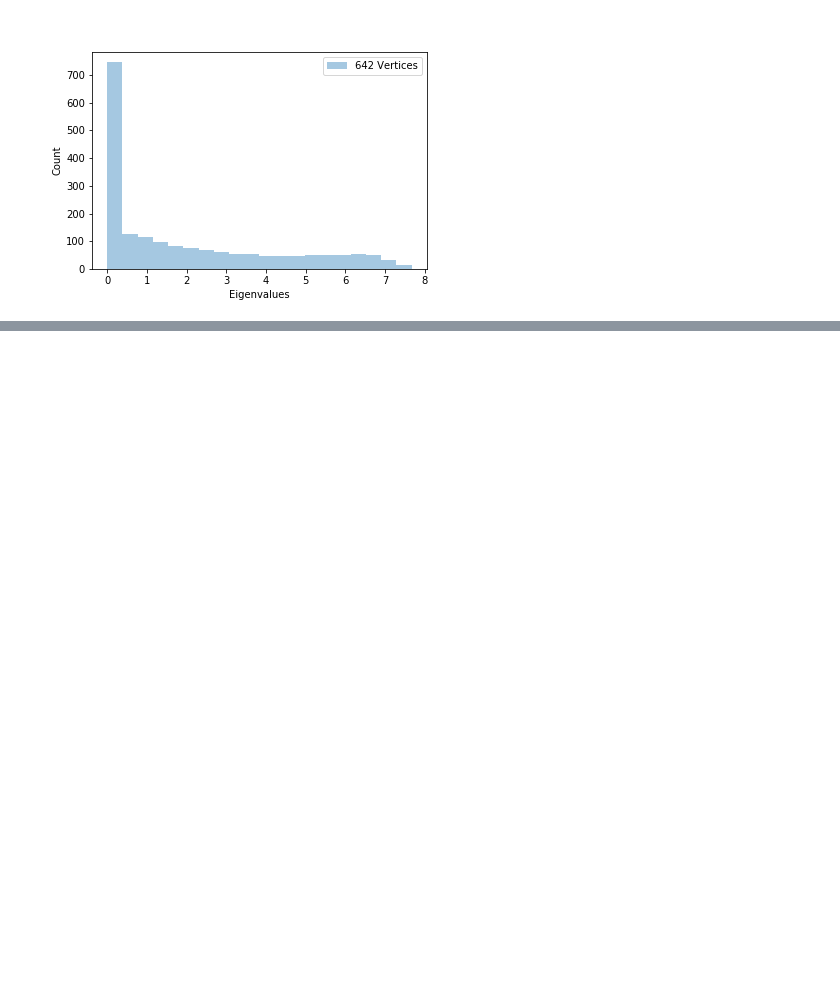
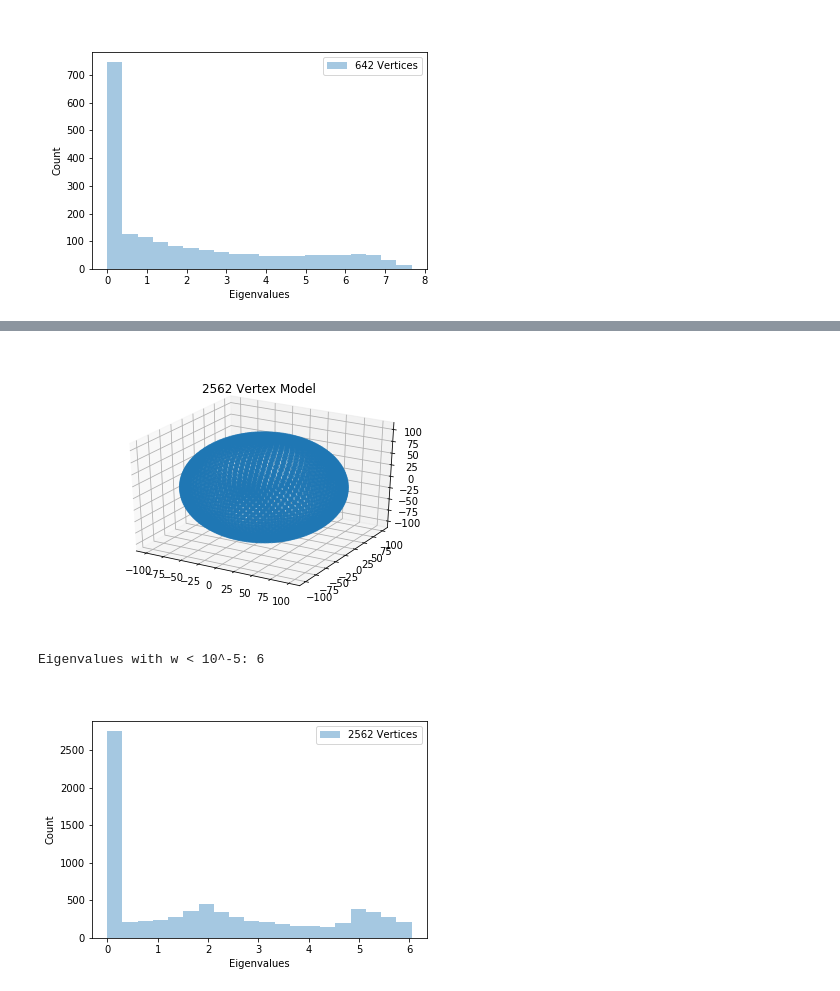
Before and after one commit to AllenCellModeling/normal_mode_analysis, a Jupyter notebook: normal_mode_analysis/nucleus_mesh_nma.ipynb, the cells around one changed output, grey strips where cells are left out. Saved outputs shown, nothing was run; the diff lists cells and outputs as text; code cells hidden in the pictures; blank space fills up the shorter version.

```diff
--- a/normal_mode_analysis/nucleus_mesh_nma.ipynb
+++ b/normal_mode_analysis/nucleus_mesh_nma.ipynb
@@ -97,0 +126,6 @@ Eigenvalues with w < 10^-5: 61
+# %%
+hi5, wi5, vi5 = view_mesh_nma_results(verts_i5, faces_i5, save_flag=True, fname='ico_5', bins=20)
+# %% [output]
+[figure, added]
+Eigenvalues with w < 10^-5: 6
+[figure, added]
```
Also changed, not shown: parts of 8 cells of this notebook.
